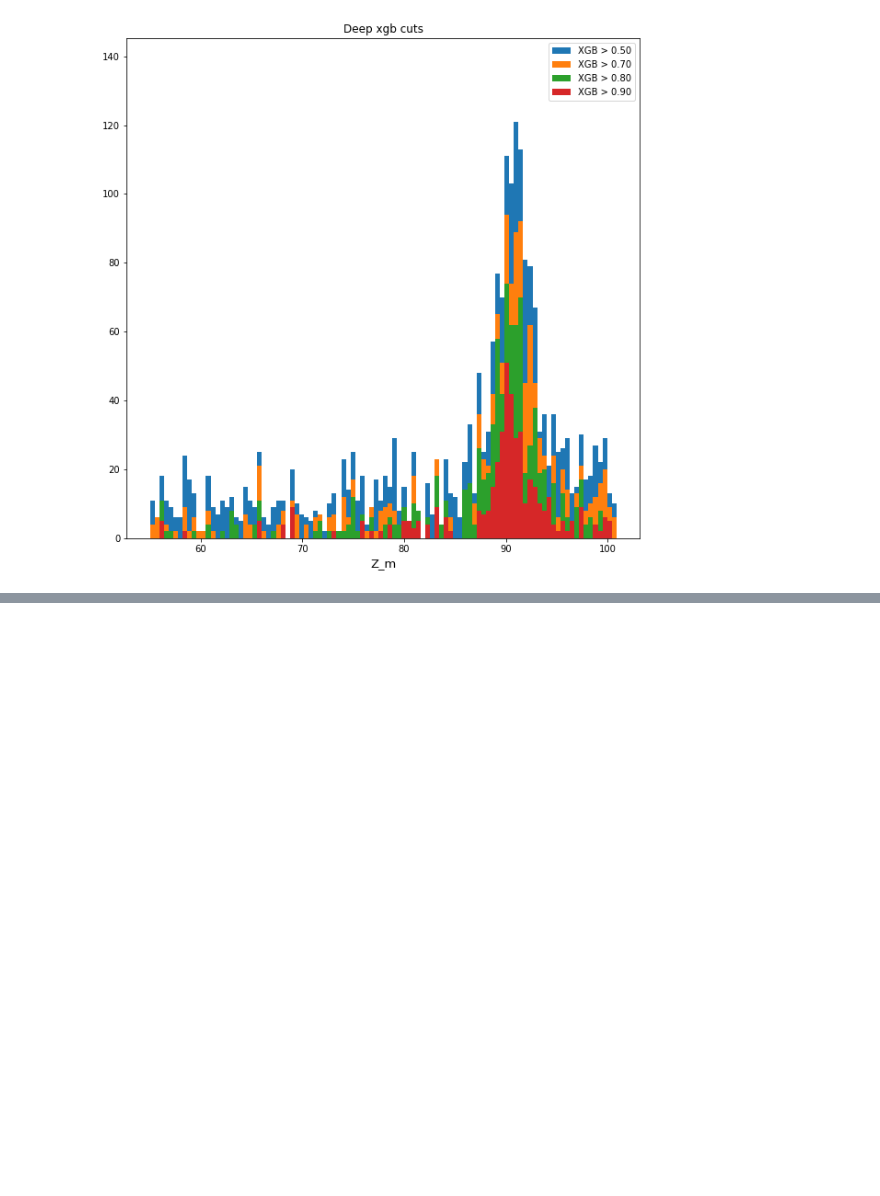
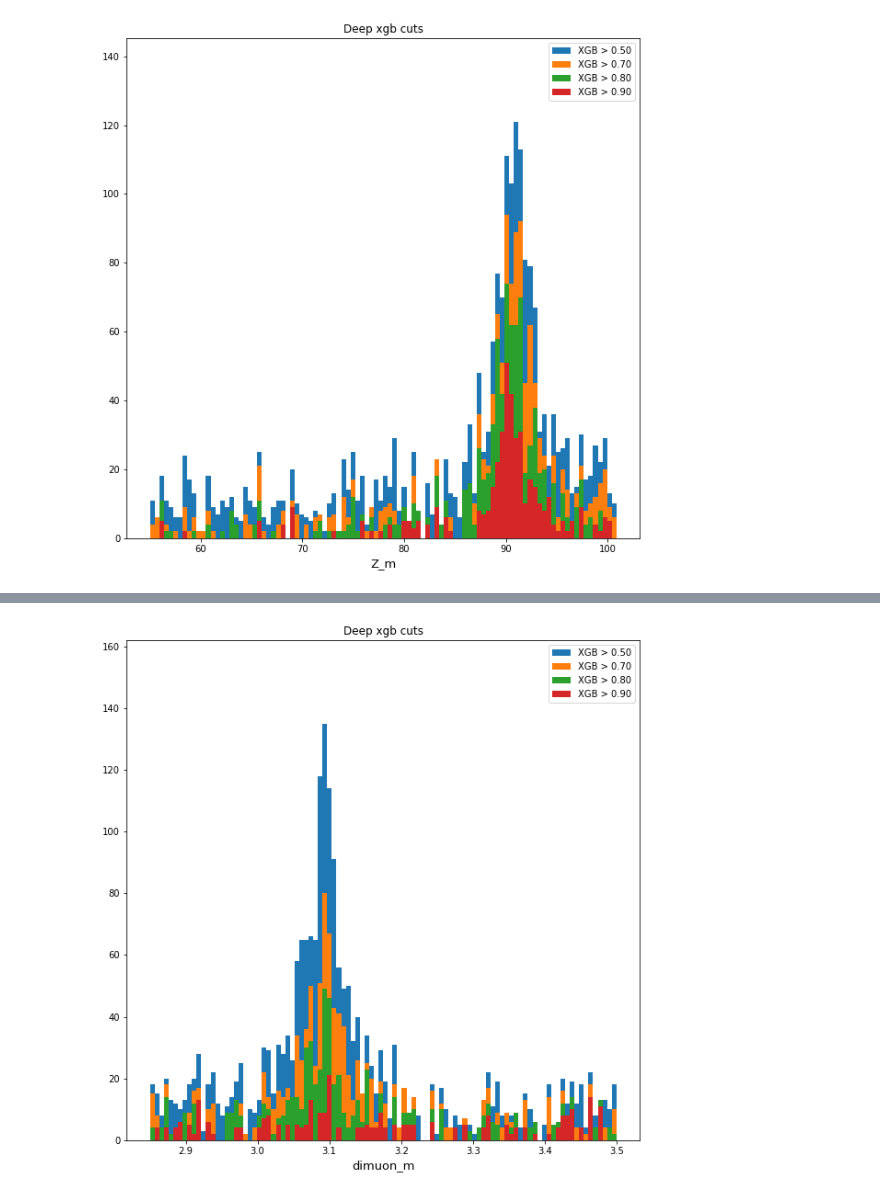
Before and after one commit to betoval/xgb-signal-bkgnd-classif, a Jupyter notebook: xgb_gabriel_data.ipynb, the cells around one changed output, grey strips where cells are left out. Cells and saved outputs as stored; diff of their text form; code cells hidden in the pictures; blank space fills up the shorter version.

```diff
--- a/xgb_gabriel_data.ipynb
+++ b/xgb_gabriel_data.ipynb
@@ -297,0 +312,21 @@ plt.show()
+# %%
+plt.figure(figsize=(10,10))
+#m = plt.hist(XGB_50.BMass, range=(4.8,5.8), bins=100)
+#plt.hist(XGB_80.BMass, range=(4.8,5.8), bins=100)
+plt.title('Deep xgb cuts')
+m0 = plt.hist(XGB_50.dimuon_m, range=(2.85,3.5), bins=100, label='XGB > 0.50')
+plt.hist(XGB_70.dimuon_m, range=(2.85,3.5), bins=100, label='XGB > 0.70')
+plt.hist(XGB_80.dimuon_m, range=(2.85,3.5), bins=100, label='XGB > 0.80')
+#plt.hist(XGB_85.Z_m, range=(55,100.86), bins=100, label='XGB > 0.85')
+plt.hist(XGB_90.dimuon_m, range=(2.85,3.5), bins=100, label='XGB > 0.90')
+#m = plt.hist(XGB_96.Z_m, range=(55,100.86), bins=100, label='XGB > 0.96')
+#plt.hist(XGB_97.Z_m, range=(55,100.86), bins=100, label='XGB > 0.97')
+#plt.hist(XGB_98.Z_m, range=(55,100.86), bins=100, label='XGB > 0.98')
+#plt.hist(XGB_99.Z_m, range=(55,100.86), bins=100, label='XGB > 0.99')
+#plt.plot([5.279, 5.279],[0, max(m0[0])*1.3], color='r', ls='--')
+plt.ylim(0, max(m0[0])*1.2)
+plt.xlabel(r'dimuon_m', fontsize=13)
+plt.legend()
+plt.show()
+# %% [output]
+[figure, added]
```
Also changed, not shown: parts of 2 cells of this notebook.
